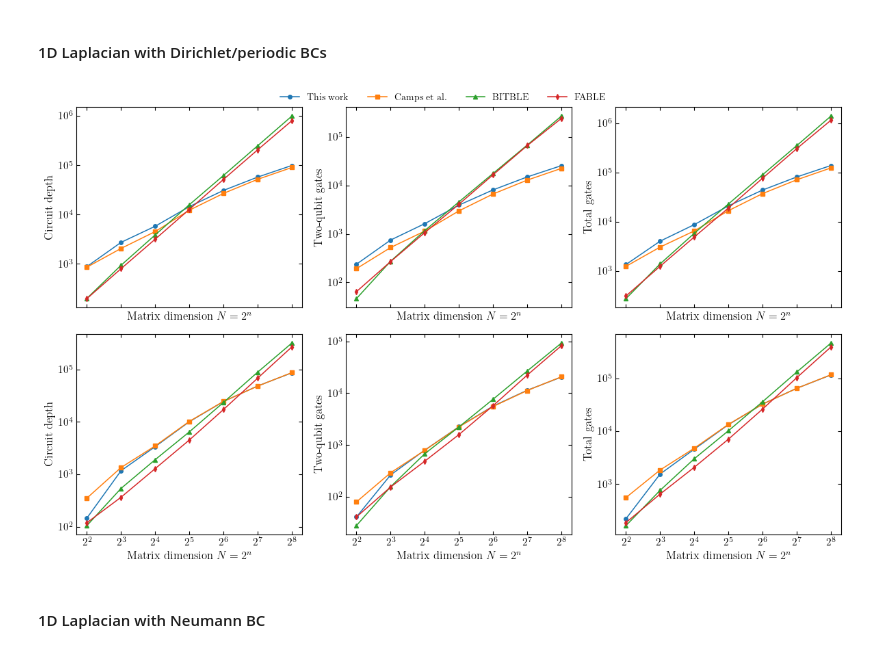
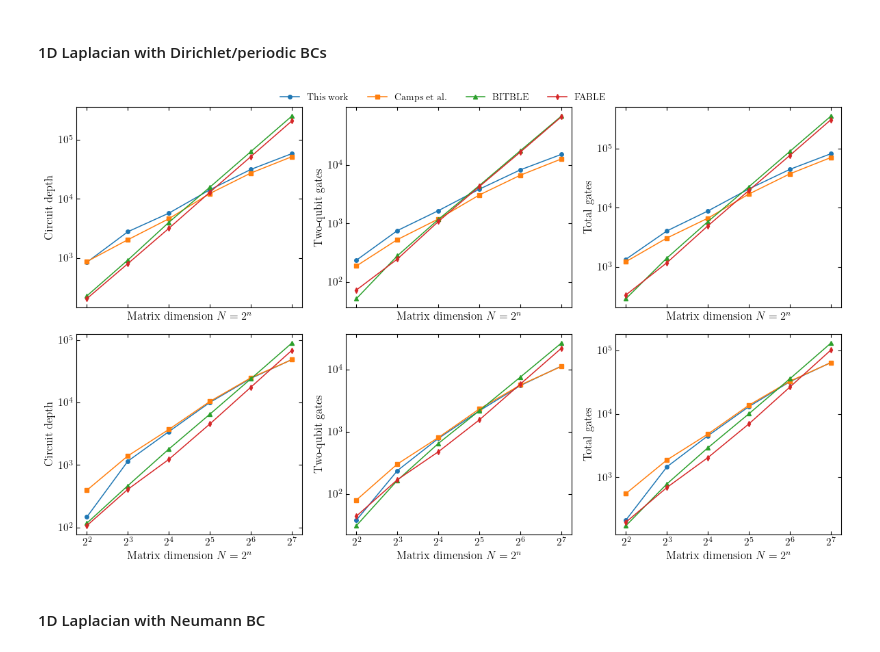
Before and after one commit to TDC28/laplacian_beqc, a Jupyter notebook: comparison.ipynb, the cells around one changed output. Saved outputs shown, nothing was run; the diff lists cells and outputs as text; code cells hidden in the pictures.

Commit message:
Final changes to comparison notebook

```diff
--- a/comparison.ipynb
+++ b/comparison.ipynb
@@ -9,13 +9,7 @@ import math
 
 
 from laplacian_beqc import generate_laplacian_beqc, ShiftDown, ShiftUp
-from utils import (
-    get_circuit_unitary,
-    plot_heatmap,
-    lap1d_fd,
-    generate_laplacian,
-    prepare_v_vector,
-)
+from utils import get_circuit_unitary, generate_laplacian, prepare_v_vector
 from fable import fable
 from qiskit import QuantumCircuit, QuantumRegister, transpile
 from qiskit.quantum_info import Operator
@@ -36,17 +30,19 @@ backend = FakeTorino()
 
 
 # Formatting plots
-mpl.rcParams.update({
-    "font.size": 12,
-    "axes.labelsize": 12,
-    "legend.fontsize": 10,
-    "xtick.labelsize": 11,
-    "ytick.labelsize": 11,
-    "lines.linewidth": 1.1,
-    "lines.markersize": 4,
-    "text.usetex": True,
-    "font.family": "serif",
-})
+mpl.rcParams.update(
+    {
+        "font.size": 12,
+        "axes.labelsize": 12,
+        "legend.fontsize": 10,
+        "xtick.labelsize": 11,
+        "ytick.labelsize": 11,
+        "lines.linewidth": 1.1,
+        "lines.markersize": 4,
+        "text.usetex": True,
+        "font.family": "serif",
+    }
+)
 
 colors = {
     "ours": "tab:blue",
@@ -270,7 +262,7 @@ For uniformity, we transpile all the block encoding quantum circuits using the b
 # %% [markdown]
 #### 1D Laplacian with Dirichlet/periodic BCs
 # %%
-nqs = list(range(2, 9))
+nqs = list(range(2, 8))
 npoints = 2 ** np.array(nqs)
 
 our_be_dbc_depth = []
@@ -311,7 +303,7 @@ for nq in nqs:
     qc = generate_laplacian_beqc([nq], save_unitary=False)
     transpiled = transpile(qc, backend=backend, optimization_level=0)
     counts = transpiled.count_ops()
-    twoq_count = counts["cz"] + counts.get("rzz", 0)
+    twoq_count = counts.get("cz", 0) + counts.get("rzz", 0)
 
     our_be_dbc_depth.append(transpiled.depth())
     our_be_dbc_2qg.append(twoq_count)
@@ -506,35 +498,35 @@ axes[1, 2].plot(
 )
 
 axes[1, 2].set_yscale("log")
 axes[1, 2].set_ylabel("Total gates")
 
 # =====================================================
 # Shared formatting
 # =====================================================
 for ax in axes.flat:
     ax.set_xscale("log", base=2)
     ax.set_xlabel(r"Matrix dimension $N=2^{n}$")
     ax.grid(False)
     ax.tick_params(direction="in", which="both", top=True, right=True)
     ax.xaxis.set_minor_locator(mpl.ticker.NullLocator())
     ax.yaxis.set_minor_locator(mpl.ticker.NullLocator())
 
 # Global legend
 handles, labels = axes[0, 0].get_legend_handles_labels()
 fig.legend(
     handles,
     labels,
     loc="upper center",
     ncol=4,
     frameon=False,
     bbox_to_anchor=(0.5, 1.02),
 )
 
 plt.tight_layout()
-plt.savefig("figs/1d_laplacian_comparison_dp.png", bbox_inches="tight", dpi=1200)
+plt.savefig("figs/1d_dp_comparison.png", bbox_inches="tight", dpi=1200)
 plt.show()
 # %% [output]
-[figure, old version]
+[figure, new version]
 # %% [markdown]
 #### 1D Laplacian with Neumann BC
 # %%
```
Also changed, not shown: parts of 9 cells of this notebook, 10 other files.
